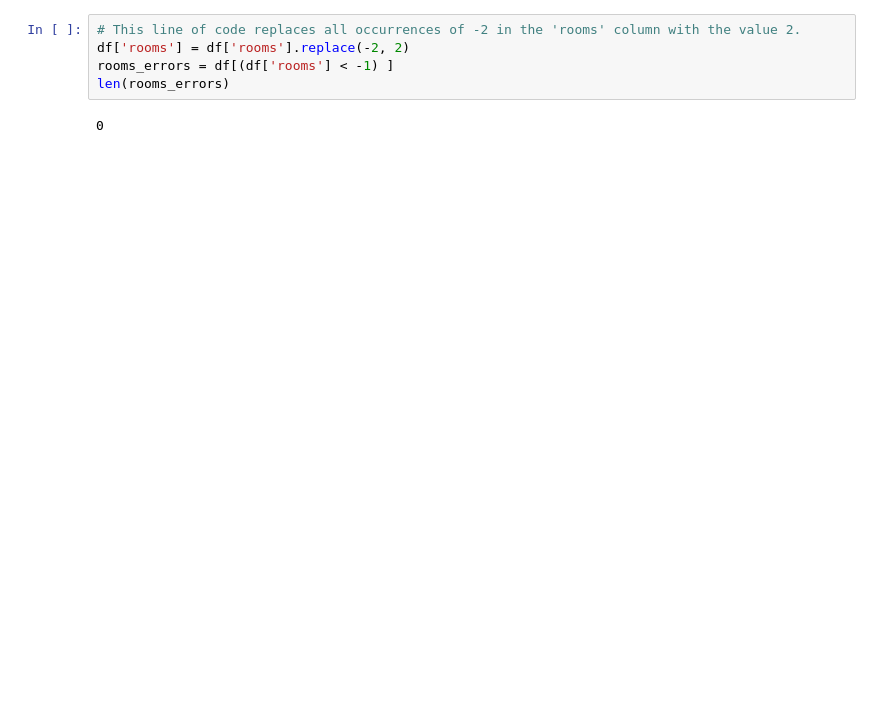
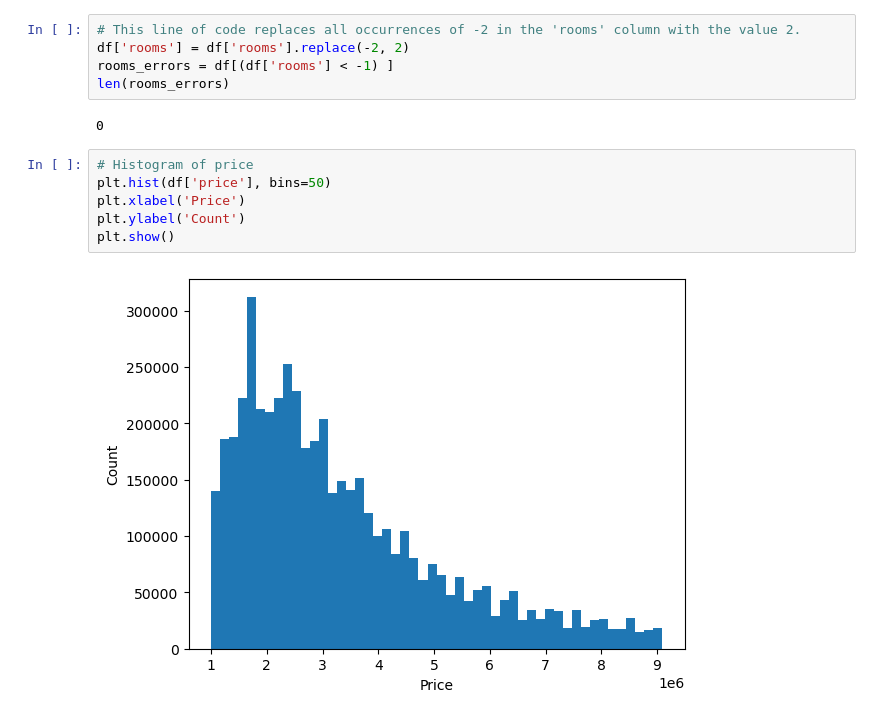
Before and after one commit to sophisticated21/Russian-Real-Estate-Docker-ML-Project, a Jupyter notebook: ML-algorithm-real-estate.ipynb, the cells around one changed output. Drawn from its saved outputs; the diff is of its cells as text; blank space fills up the shorter version.

```diff
--- a/ML-algorithm-real-estate.ipynb
+++ b/ML-algorithm-real-estate.ipynb
@@ -291,3 +294,11 @@ rooms_errors = df[(df['rooms'] < -1) ]
 len(rooms_errors)
 # %% [output]
 0
+# %%
+# Histogram of price
+plt.hist(df['price'], bins=50)
+plt.xlabel('Price')
+plt.ylabel('Count')
+plt.show()
+# %% [output]
+[figure, added]
```
Also changed, not shown: parts of 21 cells of this notebook, 1 other file.
